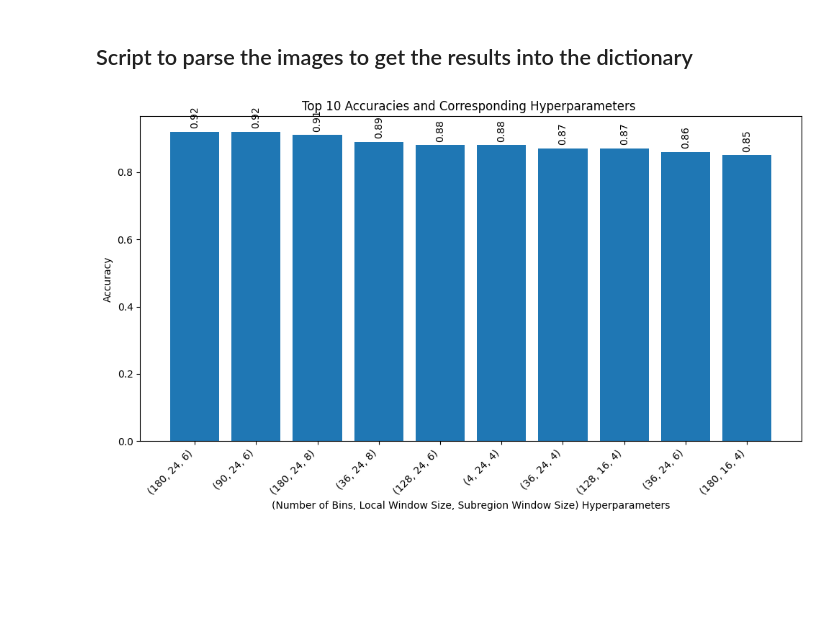
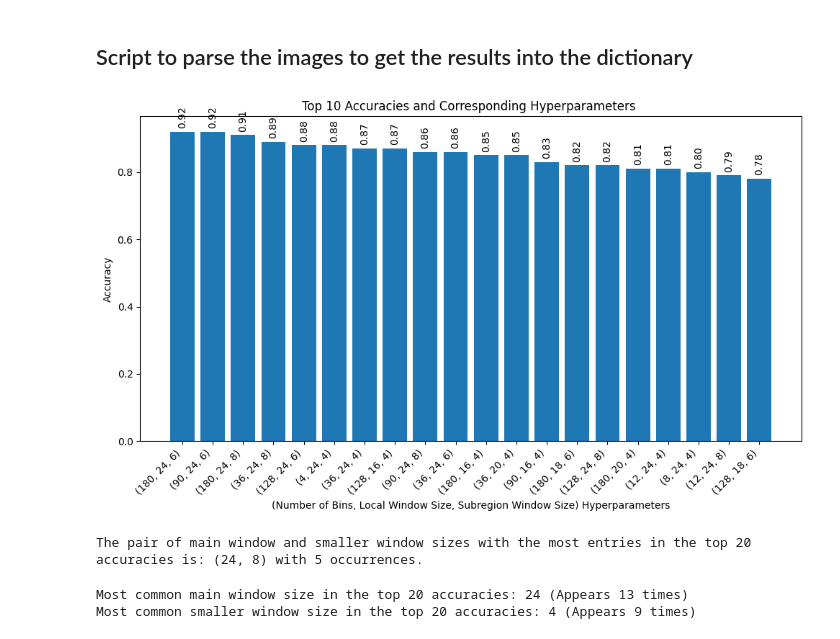
Before and after one commit to SethPavlicekGradStudent/CS659-Project, a Jupyter notebook: analysis.ipynb, the cells around one changed output. Saved outputs shown, nothing was run; the diff lists cells and outputs as text; code cells hidden in the pictures; blank space fills up the shorter version.

```diff
--- a/analysis.ipynb
+++ b/analysis.ipynb
@@ -41,32 +41,78 @@ for bin_val, main_dict in filtered_results.items():
         for small_win, accuracy in small_dict.items():
             # if (accuracy > 0.75):
                 bins.append(bin_val)
                 main_windows.append(main_win)
                 small_windows.append(small_win)
                 accuracies.append(accuracy)
 
 # Zip hyperparameters and accuracies together
 hyperparameters_accuracies = list(zip(bins, main_windows, small_windows, accuracies))
 
 # Sort by accuracy in descending order
 hyperparameters_accuracies.sort(key=lambda x: x[3], reverse=True)
-hyperparameters_accuracies = hyperparameters_accuracies[0:10]
+hyperparameters_accuracies = hyperparameters_accuracies[0:20]
 # Unzip sorted hyperparameters and accuracies
 bins_sorted, main_windows_sorted, small_windows_sorted, accuracies_sorted = zip(*hyperparameters_accuracies)
 
 # Create bar chart with sorted data
 fig, ax = plt.subplots(figsize=(10, 6))
 bars = ax.bar(range(len(accuracies_sorted)), accuracies_sorted, tick_label=[f"({b}, {m}, {s})" for b, m, s in zip(bins_sorted, main_windows_sorted, small_windows_sorted)])
 ax.set_xlabel('(Number of Bins, Local Window Size, Subregion Window Size) Hyperparameters')
 ax.set_ylabel('Accuracy')
 ax.set_title('Top 10 Accuracies and Corresponding Hyperparameters ')
 plt.xticks(rotation=45, ha='right')
 
 # Annotate each bar with its accuracy value
 for bar, accuracy in zip(bars, accuracies_sorted):
     ax.text(bar.get_x() + bar.get_width() / 2, bar.get_height() + 0.01, f'{accuracy:.2f}', ha='center', va='bottom', rotation='vertical')
 
 plt.tight_layout()
 plt.show()
 # %% [output]
-[figure, old version]
+[figure, new version]
+# %%
+# Extract top 20 accuracy values along with their corresponding main window and smaller window sizes
+top_20_hyperparameters_accuracies = sorted(hyperparameters_accuracies, key=lambda x: x[3], reverse=True)[:20]
+
+# Count occurrences of each unique pair of main window and smaller window sizes
+window_size_counts = {}
+for bin_val, main_win, small_win, accuracy in top_20_hyperparameters_accuracies:
+    pair = (main_win, small_win)
+    if pair in window_size_counts:
+        window_size_counts[pair] += 1
+    else:
+        window_size_counts[pair] = 1
+
+# Find the pair with the highest count
+most_common_pair = max(window_size_counts, key=window_size_counts.get)
+count = window_size_counts[most_common_pair]
+
+print(f"The pair of main window and smaller window sizes with the most entries in the top 20 accuracies is: {most_common_pair} with {count} occurrences.")
+# %% [output]
+The pair of main window and smaller window sizes with the most entries in the top 20 accuracies is: (24, 8) with 5 occurrences.
+# %%
+from collections import Counter
+
+# Extract top 20 accuracy values along with their corresponding main window and smaller window sizes
+top_20_hyperparameters_accuracies = sorted(hyperparameters_accuracies, key=lambda x: x[3], reverse=True)[:20]
+
+# Count occurrences of main window sizes
+main_window_counts = Counter([item[1] for item in top_20_hyperparameters_accuracies])
+
+# Find the most common main window size
+most_common_main_window = main_window_counts.most_common(1)[0][0]
+most_common_main_window_count = main_window_counts.most_common(1)[0][1]
+
+print(f"Most common main window size in the top 20 accuracies: {most_common_main_window} (Appears {most_common_main_window_count} times)")
+
+# Count occurrences of smaller window sizes
+small_window_counts = Counter([item[2] for item in top_20_hyperparameters_accuracies])
+
+# Find the most common smaller window size
+most_common_small_window = small_window_counts.most_common(1)[0][0]
+most_common_small_window_count = small_window_counts.most_common(1)[0][1]
+
+print(f"Most common smaller window size in the top 20 accuracies: {most_common_small_window} (Appears {most_common_small_window_count} times)")
+# %% [output]
+Most common main window size in the top 20 accuracies: 24 (Appears 13 times)
+Most common smaller window size in the top 20 accuracies: 4 (Appears 9 times)
```
Also changed, not shown: parts of 1 cell of this notebook, 52 other files.
